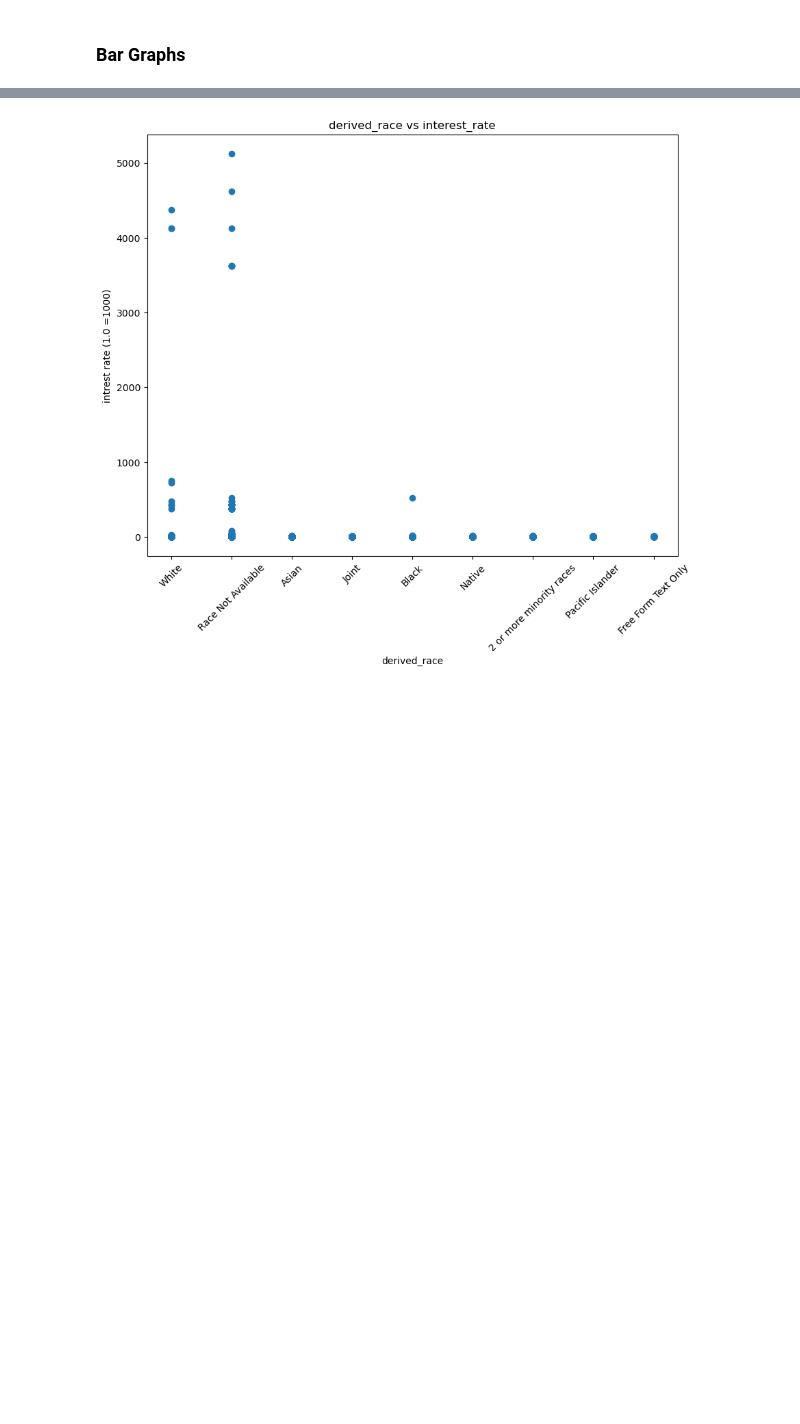
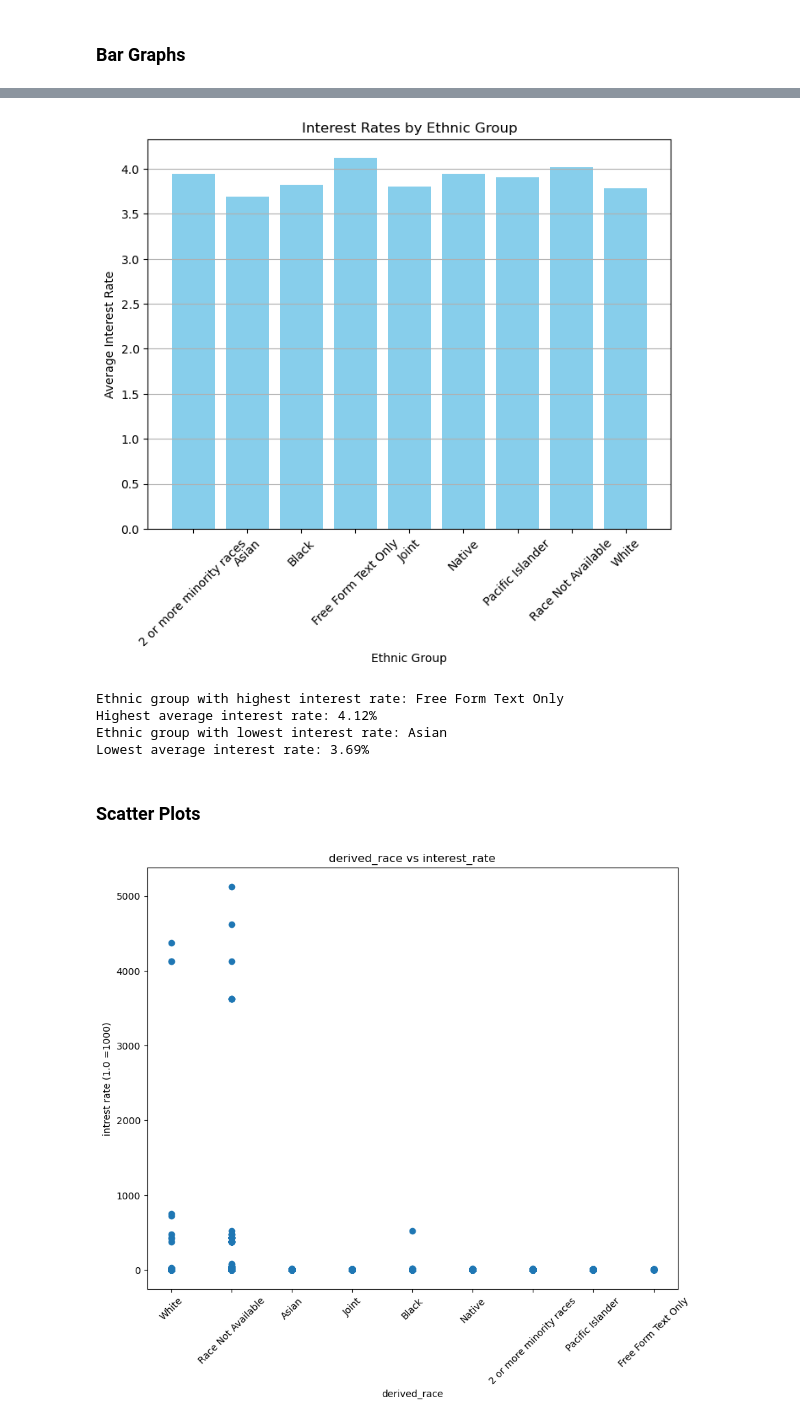
Before and after one commit to PonchoBeBallin/Group_project_Data_Class, a Jupyter notebook: HMDA test.ipynb, the cells around one changed output, grey strips where cells are left out. Saved outputs shown, nothing was run; the diff lists cells and outputs as text; code cells hidden in the pictures; blank space fills up the shorter version.

```diff
--- a/HMDA test.ipynb
+++ b/HMDA test.ipynb
@@ -426,3 +488,38 @@ df['derived_sex'].value_counts().hvplot.bar(
+# %%
+# Group by ethnic group and calculate the average interest rate
+interest_by_ethnicity = df.groupby("derived_race")["interest_rate"].mean()
+
+# Identify the ethnic group with the highest average interest rate
+highest_interest_ethnicity = interest_by_ethnicity.idxmax()
+highest_interest_rate = interest_by_ethnicity.max()
+
+# Identify the ethnic group with the lowest average interest rate
+lowest_interest_ethnicity = interest_by_ethnicity.idxmin()
+lowest_interest_rate = interest_by_ethnicity.min()
+
+# Create a bar chart to visualize interest rates by ethnic group
+plt.figure(figsize=(8, 6))
+plt.bar(interest_by_ethnicity.index, interest_by_ethnicity.values, color="skyblue")
+plt.xlabel("Ethnic Group")
+plt.ylabel("Average Interest Rate")
+plt.title("Interest Rates by Ethnic Group")
+plt.xticks(rotation=45)
+plt.grid(axis="y")
+plt.show()
+
+print(f"Ethnic group with highest interest rate: {highest_interest_ethnicity}")
+print(f"Highest average interest rate: {highest_interest_rate:.2f}%")
+
+print(f"Ethnic group with lowest interest rate: {lowest_interest_ethnicity}")
+print(f"Lowest average interest rate: {lowest_interest_rate:.2f}%")
+# %% [output]
+[figure, added]
+Ethnic group with highest interest rate: Free Form Text Only
+Highest average interest rate: 4.12%
+Ethnic group with lowest interest rate: Asian
+Lowest average interest rate: 3.69%
+# %% [markdown]
+### Scatter Plots
 # %%
 #Brivate and Correlation
 plt.figure(figsize=(10, 8))
```
Also changed, not shown: parts of 8 cells of this notebook.
